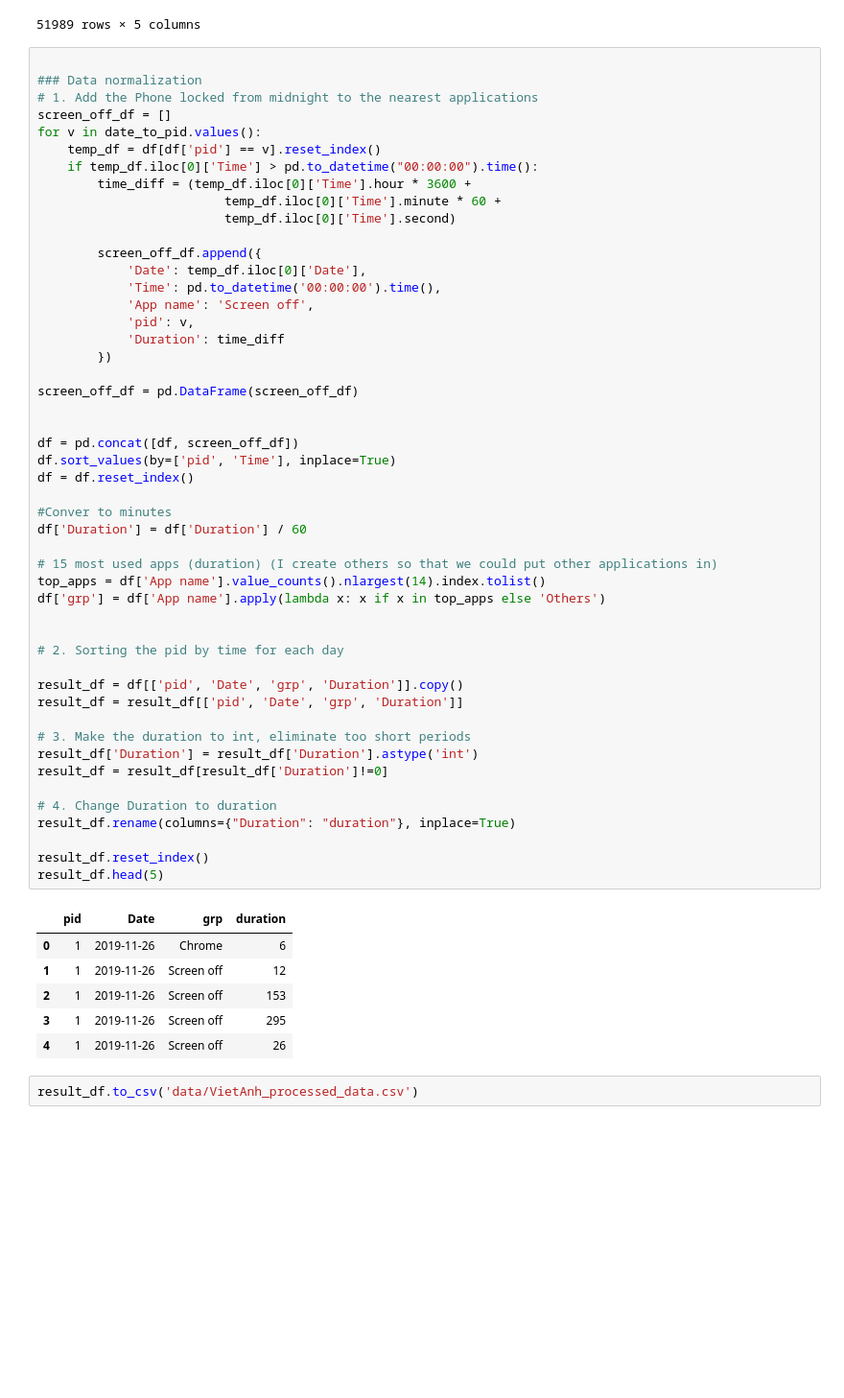
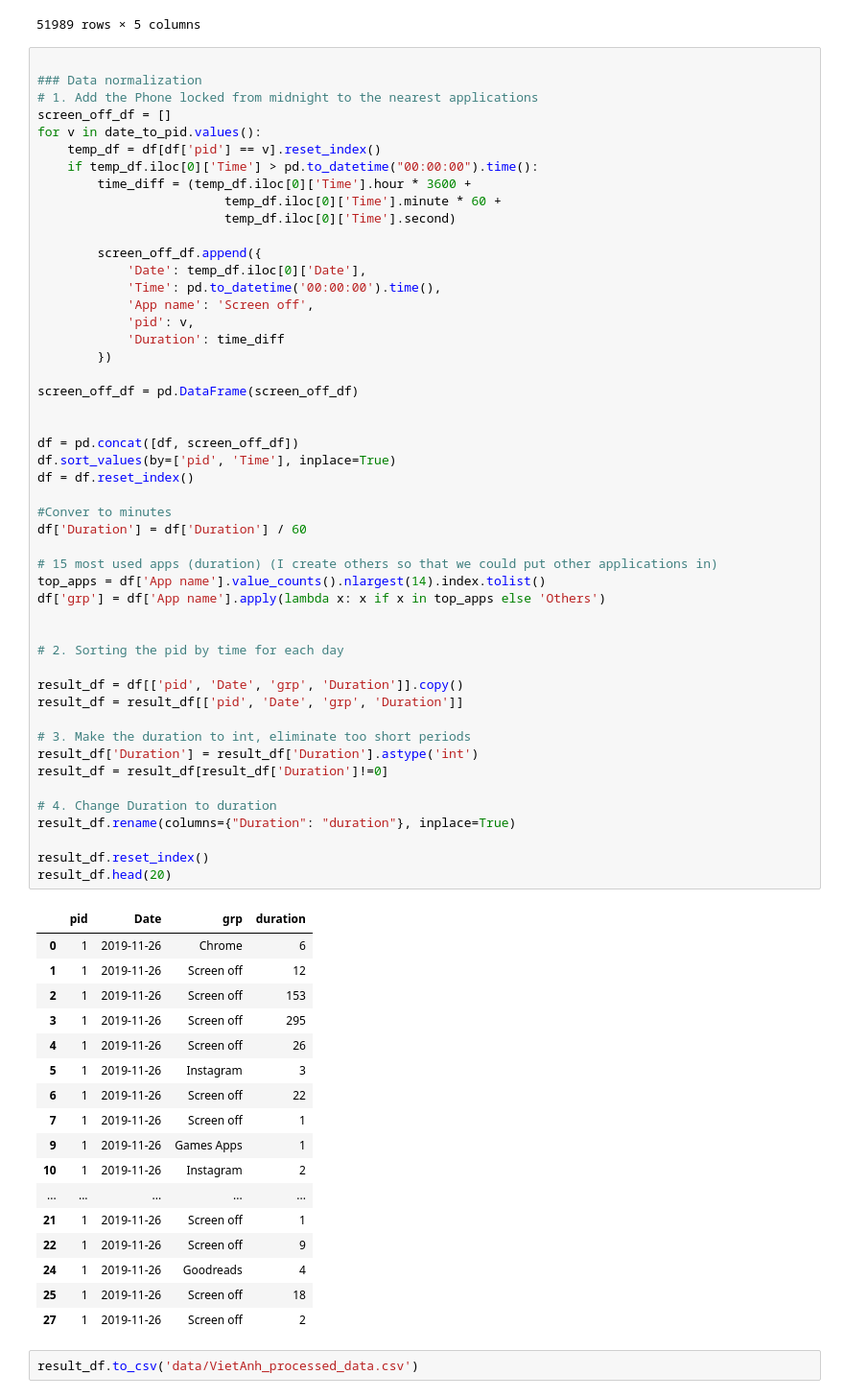
Before and after one commit to VietAnhNguyen20/MobileAppInsights, a Jupyter notebook: Data_Exploration.ipynb, the cells around one changed output. Shown: that part at 96% size. Drawn from its saved outputs; the diff is of its cells as text; blank space fills up the shorter version.

```diff
--- a/Data_Exploration.ipynb
+++ b/Data_Exploration.ipynb
@@ -223,34 +223,45 @@ df.sort_values(by=['pid', 'Time'], inplace=True)
 df = df.reset_index()
 
 #Conver to minutes
 df['Duration'] = df['Duration'] / 60
 
 # 15 most used apps (duration) (I create others so that we could put other applications in)
 top_apps = df['App name'].value_counts().nlargest(14).index.tolist()
 df['grp'] = df['App name'].apply(lambda x: x if x in top_apps else 'Others')
 
 
 # 2. Sorting the pid by time for each day
 
 result_df = df[['pid', 'Date', 'grp', 'Duration']].copy()
 result_df = result_df[['pid', 'Date', 'grp', 'Duration']]
 
 # 3. Make the duration to int, eliminate too short periods
 result_df['Duration'] = result_df['Duration'].astype('int')
 result_df = result_df[result_df['Duration']!=0]
 
 # 4. Change Duration to duration
 result_df.rename(columns={"Duration": "duration"}, inplace=True)
 
 result_df.reset_index()
-result_df.head(5)
+result_df.head(20)
 # %% [output]
 |  | pid | Date | grp | duration |
 | 0 | 1 | 2019-11-26 | Chrome | 6 |
 | 1 | 1 | 2019-11-26 | Screen off | 12 |
 | 2 | 1 | 2019-11-26 | Screen off | 153 |
 | 3 | 1 | 2019-11-26 | Screen off | 295 |
 | 4 | 1 | 2019-11-26 | Screen off | 26 |
+| 5 | 1 | 2019-11-26 | Instagram | 3 |
+| 6 | 1 | 2019-11-26 | Screen off | 22 |
+| 7 | 1 | 2019-11-26 | Screen off | 1 |
+| 9 | 1 | 2019-11-26 | Games Apps | 1 |
+| 10 | 1 | 2019-11-26 | Instagram | 2 |
+| ... | ... | ... | ... | ... |
+| 21 | 1 | 2019-11-26 | Screen off | 1 |
+| 22 | 1 | 2019-11-26 | Screen off | 9 |
+| 24 | 1 | 2019-11-26 | Goodreads | 4 |
+| 25 | 1 | 2019-11-26 | Screen off | 18 |
+| 27 | 1 | 2019-11-26 | Screen off | 2 |
 # %%
 result_df.to_csv('data/VietAnh_processed_data.csv')
 # %% [markdown]
```
Also changed, not shown: parts of 3 cells of this notebook, 2 other files.
